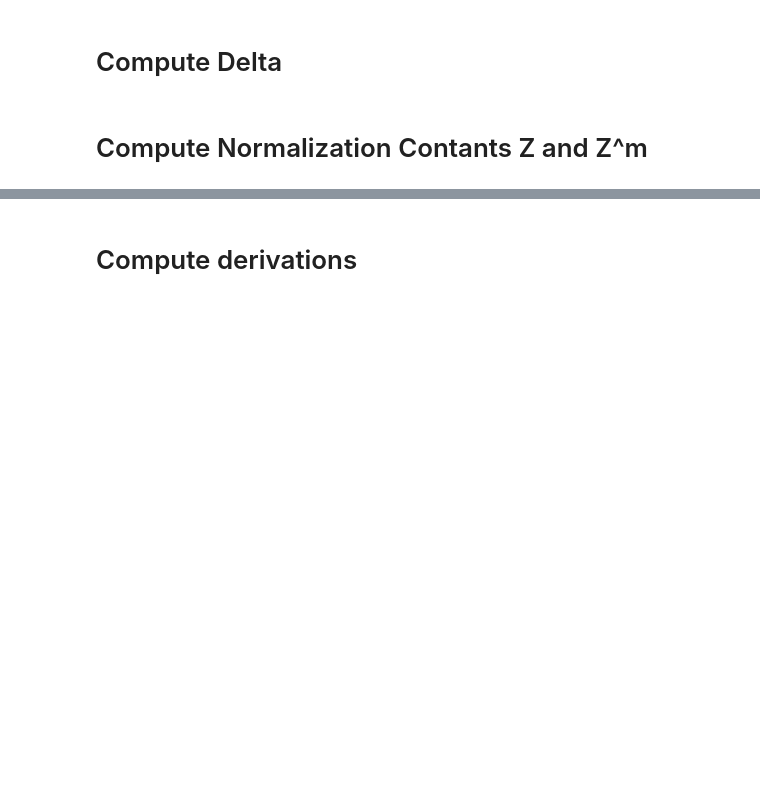
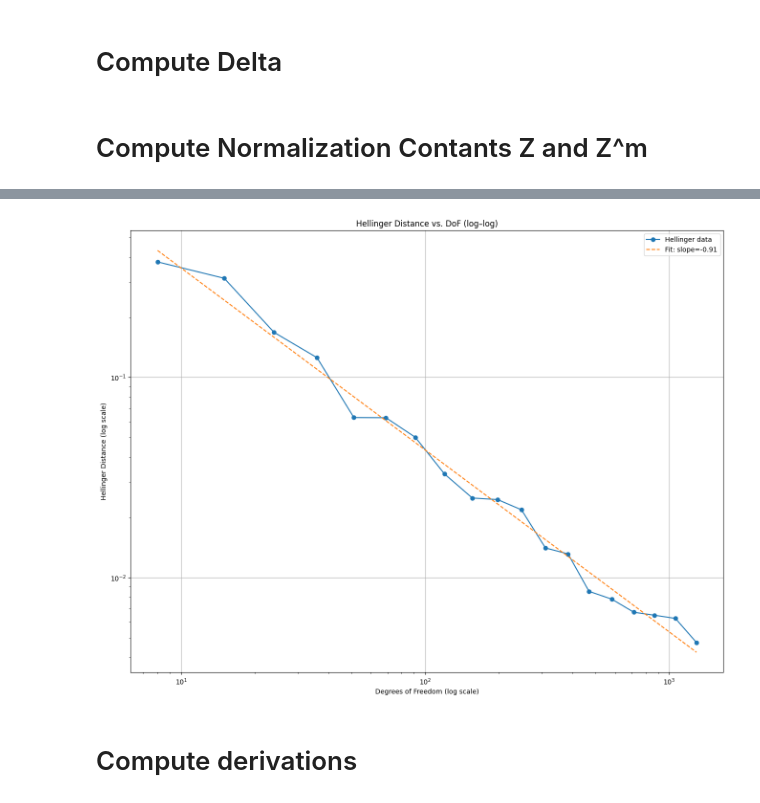
Before and after one commit to weiyuanoh/FYP, a Jupyter notebook: Hellinger Distance.ipynb, the cells around one changed output, grey strips where cells are left out. Cells and saved outputs as stored; diff of their text form; code cells hidden in the pictures; blank space fills up the shorter version.

```diff
--- a/Hellinger Distance.ipynb
+++ b/Hellinger Distance.ipynb
@@ -677,6 +677,18 @@ def phi_parametric(observations, sigma, num_points, num_dorfler):
         return val
     return phi
 
+def phi_parametric2(mesh_m, observations, sigma, num_points):
+    covariance_matrix = cov_matrix(sigma, num_points)
+    covariance_matrix_inv = np.linalg.inv(covariance_matrix)
+    obv_points = np.linspace(0.0, 1.0, num_points)
+    def phi(r):
+        beta_proposal = np.array([0.5, r])
+        c_sol_r , _ = solve_scF_once(mesh_m, beta_proposal)
+        predicted_r = fe_solution_at_obs(c_sol_r, mesh_m, obv_points)
+        diff = predicted_r - observations
+        return 0.5 * diff.T @ covariance_matrix_inv @ diff
+
+    return phi
 
     # where to put the loop to compute Z^m?
 def compute_normalising_constant(I, phi_func, num_quad_points):
@@ -827,2 +799,19 @@ M=5,  Z^M=0.0103469,  Hellinger=0.153825
+# %%
+log_dof = np.log(dof_vals)
+log_H   = np.log(H_vals)
+slope, intercept = np.polyfit(log_dof, log_H, 1)
+H_fit = np.exp(intercept) * (dof_vals**slope)
+# %%
+plt.figure(figsize=(16,12))
+plt.loglog(dof_vals, H_vals, 'o-', label='Hellinger data')
+plt.loglog(dof_vals, H_fit, '--', label=f'Fit: slope={slope:.2f}')
+plt.xlabel('Degrees of Freedom (log scale)')
+plt.ylabel('Hellinger Distance (log scale)')
+plt.title('Hellinger Distance vs. DoF (log–log)')
+plt.legend()
+plt.grid(True)
+plt.show()
+# %% [output]
+[figure, added]
 # %% [markdown]
 # Compute derivations
```
Also changed, not shown: parts of 5 cells of this notebook.
